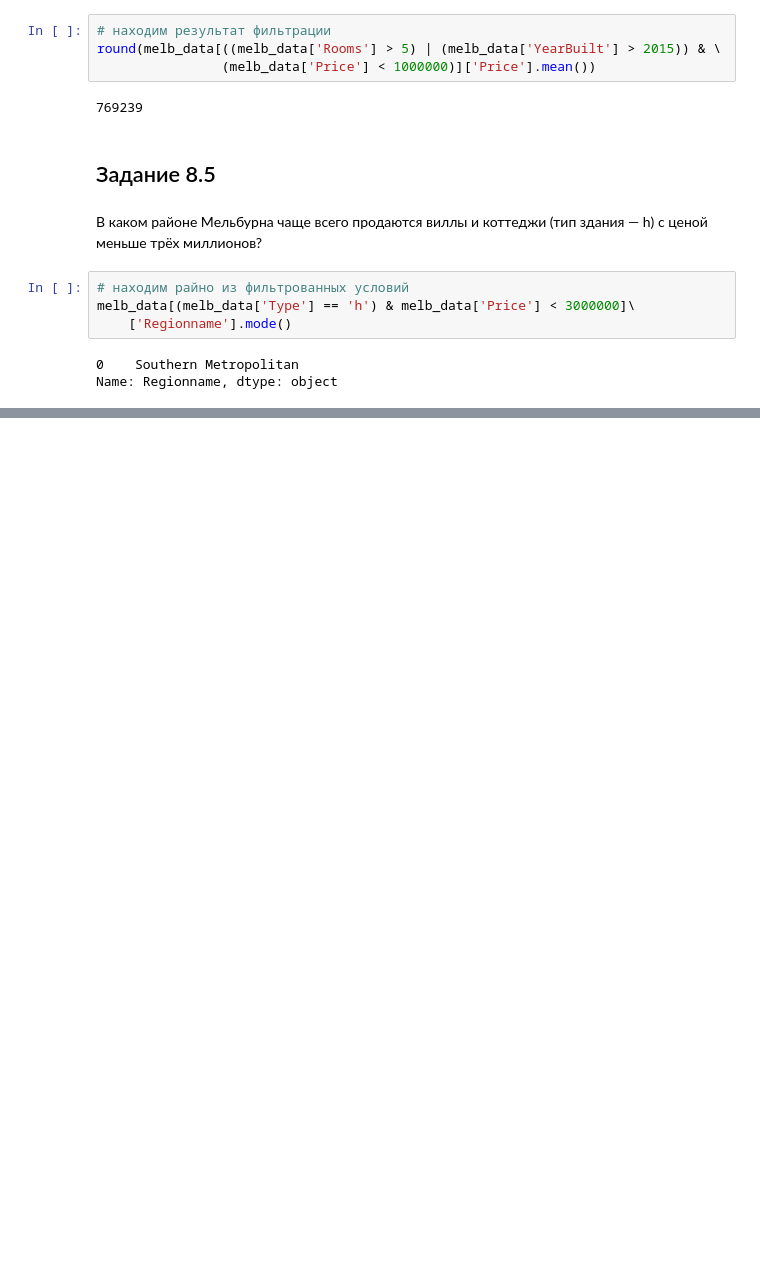
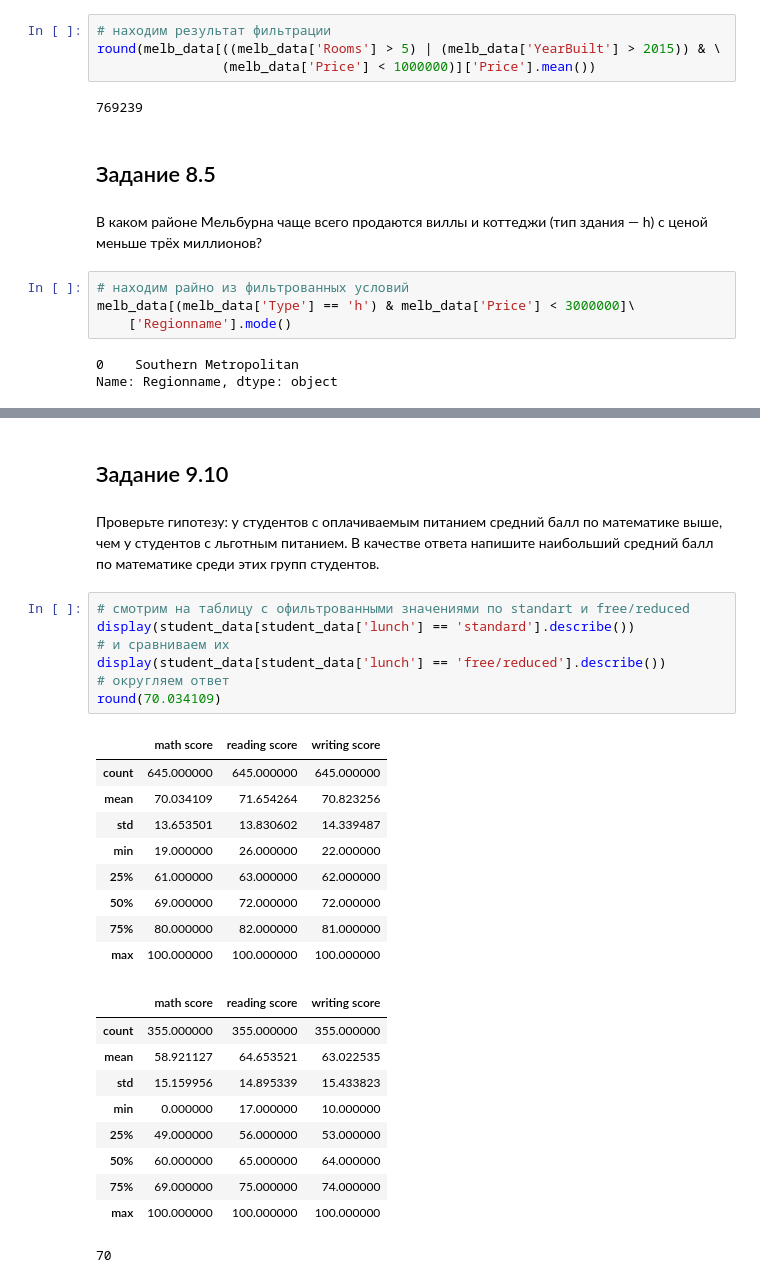
Before and after one commit to Barakuda12345g1/barakuda_rep_v6, a Jupyter notebook: barakuda_notebook/PY_10_pandas_librery_introduction/077. solidifying_pandas_library .ipynb, the cells around one changed output, grey strips where cells are left out. Cells and saved outputs as stored; diff of their text form; blank space fills up the shorter version.

```diff
--- a/barakuda_notebook/PY_10_pandas_librery_introduction/077. solidifying_pandas_library .ipynb
+++ b/barakuda_notebook/PY_10_pandas_librery_introduction/077. solidifying_pandas_library .ipynb
@@ -331,0 +502,32 @@ Name: Regionname, dtype: object
+# %% [markdown]
+## Задание 9.10
+# %% [markdown]
+Проверьте гипотезу: у студентов с оплачиваемым питанием средний балл по математике выше, чем у студентов с льготным питанием.
+В качестве ответа напишите наибольший средний балл по математике среди этих групп студентов.
+# %%
+# смотрим на таблицу с офильтрованными значениями по standart и free/reduced
+display(student_data[student_data['lunch'] == 'standard'].describe())
+# и сравниваем их
+display(student_data[student_data['lunch'] == 'free/reduced'].describe())
+# округляем ответ
+round(70.034109)
+# %% [output]
+|  | math score | reading score | writing score |
+| count | 645.000000 | 645.000000 | 645.000000 |
+| mean | 70.034109 | 71.654264 | 70.823256 |
+| std | 13.653501 | 13.830602 | 14.339487 |
+| min | 19.000000 | 26.000000 | 22.000000 |
+| 25% | 61.000000 | 63.000000 | 62.000000 |
+| 50% | 69.000000 | 72.000000 | 72.000000 |
+| 75% | 80.000000 | 82.000000 | 81.000000 |
+| max | 100.000000 | 100.000000 | 100.000000 |
+|  | math score | reading score | writing score |
+| count | 355.000000 | 355.000000 | 355.000000 |
+| mean | 58.921127 | 64.653521 | 63.022535 |
+| std | 15.159956 | 14.895339 | 15.433823 |
+| min | 0.000000 | 17.000000 | 10.000000 |
+| 25% | 49.000000 | 56.000000 | 53.000000 |
+| 50% | 60.000000 | 65.000000 | 64.000000 |
+| 75% | 69.000000 | 75.000000 | 74.000000 |
+| max | 100.000000 | 100.000000 | 100.000000 |
+70
```
Also changed, not shown: parts of 34 cells of this notebook, 2 other files.
